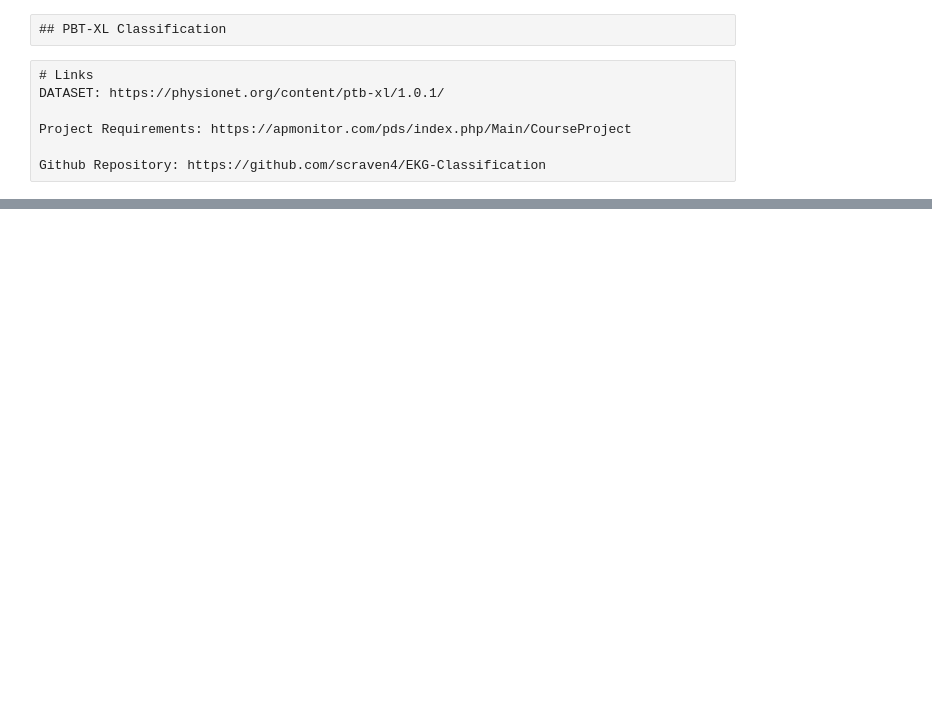
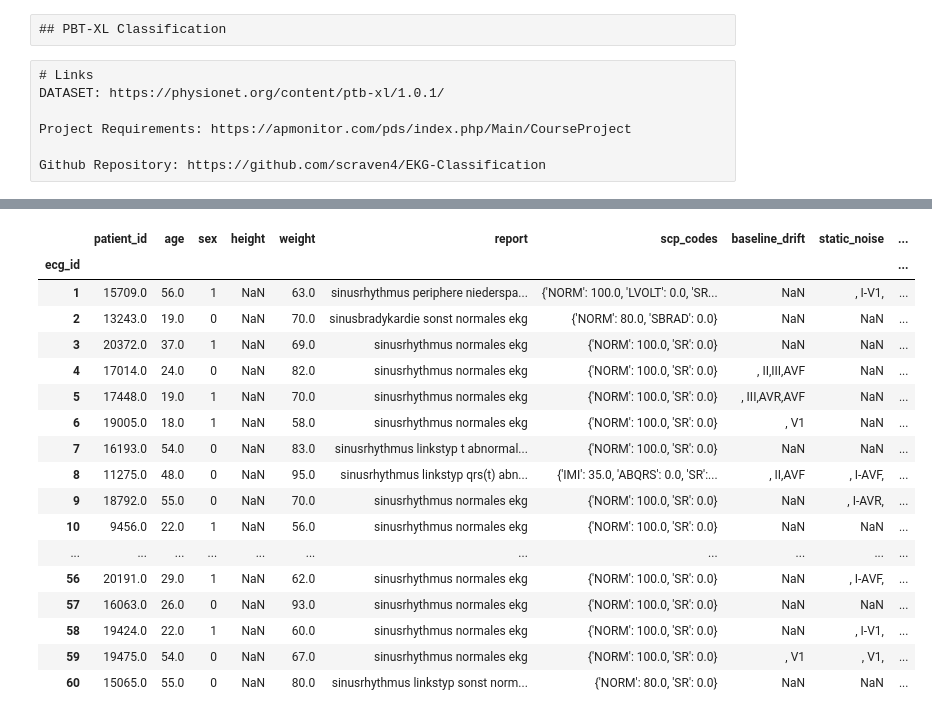
Before and after one commit to scraven4/EKG-Classification, a Jupyter notebook: Feature_Engineering.ipynb, the cells around one changed output, grey strips where cells are left out. Drawn from its saved outputs; the diff is of its cells as text; code cells hidden in the pictures; blank space fills up the shorter version.

Commit message:
Meta data view and claening

```diff
--- a/Feature_Engineering.ipynb
+++ b/Feature_Engineering.ipynb
@@ -99,0 +50,4 @@ y_test = Y[Y.strat_fold == test_fold].diagnostic_superclass
+# %%
+mdata = pd.DataFrame(Y)
+for i in mdata.columns:
+    print(i)
@@ -99,0 +83,33 @@ y_test = Y[Y.strat_fold == test_fold].diagnostic_superclass
+# %%
+del mdata['recording_date']
+del mdata['nurse']
+del mdata['site']
+del mdata['device']
+del mdata['heart_axis'] #I don't think the doctor has this information easily from an ekg
+del mdata['infarction_stadium1'] #from what I can tell this is the likelihood of an infarction which should be unknown
+del mdata['infarction_stadium2']
+del mdata['validated_by']
+del mdata['second_opinion']
+del mdata['initial_autogenerated_report']
+del mdata['validated_by_human']
+#del mdata['']
+mdata.head(60)
+# %% [output]
+|  | patient_id | age | sex | height | weight | report | scp_codes | baseline_drift | static_noise | ... |
+| ecg_id |  |  |  |  |  |  |  |  |  | ... |
+| 1 | 15709.0 | 56.0 | 1 | NaN | 63.0 | sinusrhythmus periphere niederspa... | {'NORM': 100.0, 'LVOLT': 0.0, 'SR... | NaN | , I-V1, | ... |
+| 2 | 13243.0 | 19.0 | 0 | NaN | 70.0 | sinusbradykardie sonst normales ekg | {'NORM': 80.0, 'SBRAD': 0.0} | NaN | NaN | ... |
+| 3 | 20372.0 | 37.0 | 1 | NaN | 69.0 | sinusrhythmus normales ekg | {'NORM': 100.0, 'SR': 0.0} | NaN | NaN | ... |
+| 4 | 17014.0 | 24.0 | 0 | NaN | 82.0 | sinusrhythmus normales ekg | {'NORM': 100.0, 'SR': 0.0} | , II,III,AVF | NaN | ... |
+| 5 | 17448.0 | 19.0 | 1 | NaN | 70.0 | sinusrhythmus normales ekg | {'NORM': 100.0, 'SR': 0.0} | , III,AVR,AVF | NaN | ... |
+| 6 | 19005.0 | 18.0 | 1 | NaN | 58.0 | sinusrhythmus normales ekg | {'NORM': 100.0, 'SR': 0.0} | , V1 | NaN | ... |
+| 7 | 16193.0 | 54.0 | 0 | NaN | 83.0 | sinusrhythmus linkstyp t abnormal... | {'NORM': 100.0, 'SR': 0.0} | NaN | NaN | ... |
+| 8 | 11275.0 | 48.0 | 0 | NaN | 95.0 | sinusrhythmus linkstyp qrs(t) abn... | {'IMI': 35.0, 'ABQRS': 0.0, 'SR':... | , II,AVF | , I-AVF, | ... |
+| 9 | 18792.0 | 55.0 | 0 | NaN | 70.0 | sinusrhythmus normales ekg | {'NORM': 100.0, 'SR': 0.0} | NaN | , I-AVR, | ... |
+| 10 | 9456.0 | 22.0 | 1 | NaN | 56.0 | sinusrhythmus normales ekg | {'NORM': 100.0, 'SR': 0.0} | NaN | NaN | ... |
+| ... | ... | ... | ... | ... | ... | ... | ... | ... | ... | ... |
+| 56 | 20191.0 | 29.0 | 1 | NaN | 62.0 | sinusrhythmus normales ekg | {'NORM': 100.0, 'SR': 0.0} | NaN | , I-AVF, | ... |
+| 57 | 16063.0 | 26.0 | 0 | NaN | 93.0 | sinusrhythmus normales ekg | {'NORM': 100.0, 'SR': 0.0} | NaN | NaN | ... |
+| 58 | 19424.0 | 22.0 | 1 | NaN | 60.0 | sinusrhythmus normales ekg | {'NORM': 100.0, 'SR': 0.0} | NaN | , I-V1, | ... |
+| 59 | 19475.0 | 54.0 | 0 | NaN | 67.0 | sinusrhythmus normales ekg | {'NORM': 100.0, 'SR': 0.0} | , V1 | , V1, | ... |
+| 60 | 15065.0 | 55.0 | 0 | NaN | 80.0 | sinusrhythmus linkstyp sonst norm... | {'NORM': 80.0, 'SR': 0.0} | NaN | NaN | ... |
```
Also changed, not shown: parts of 5 cells of this notebook.
